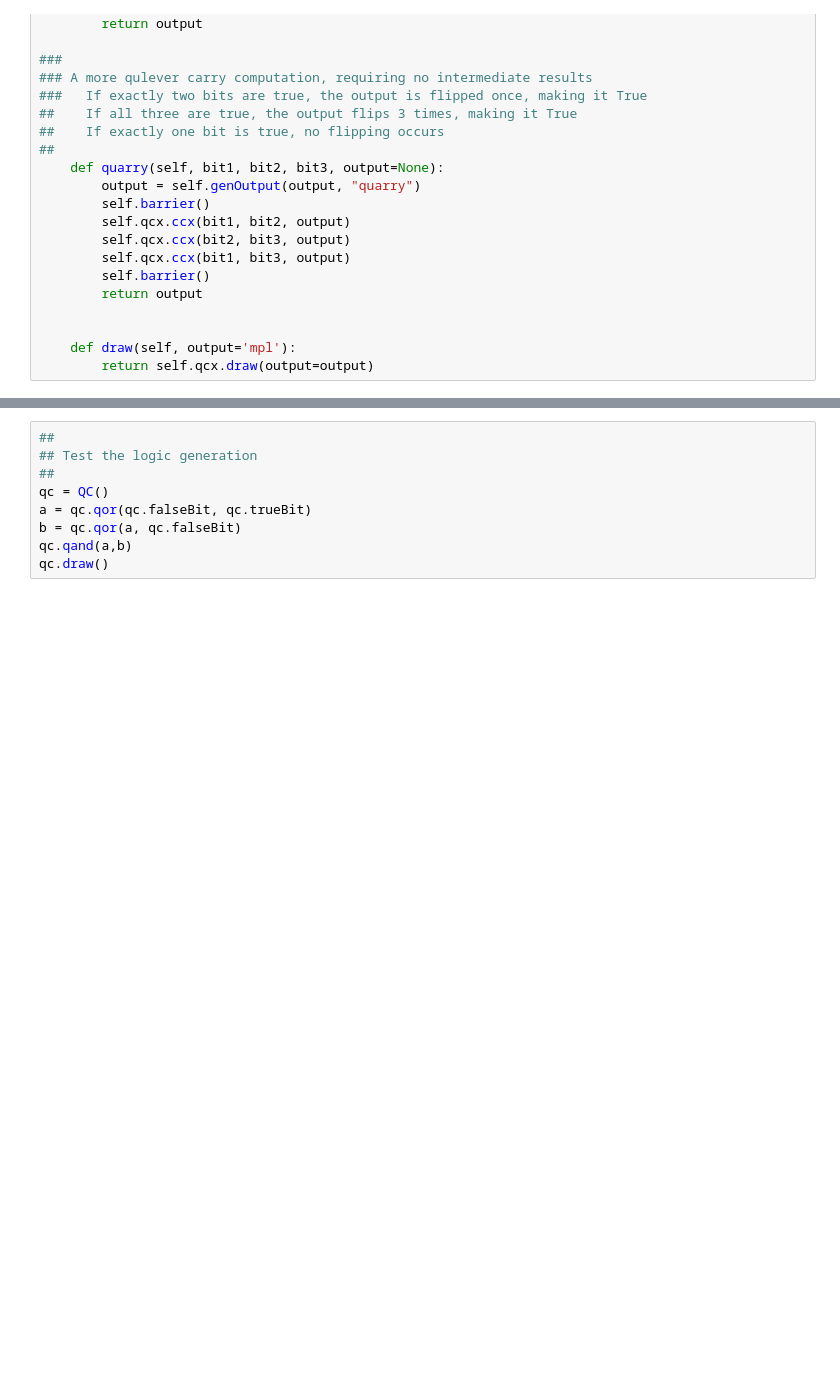
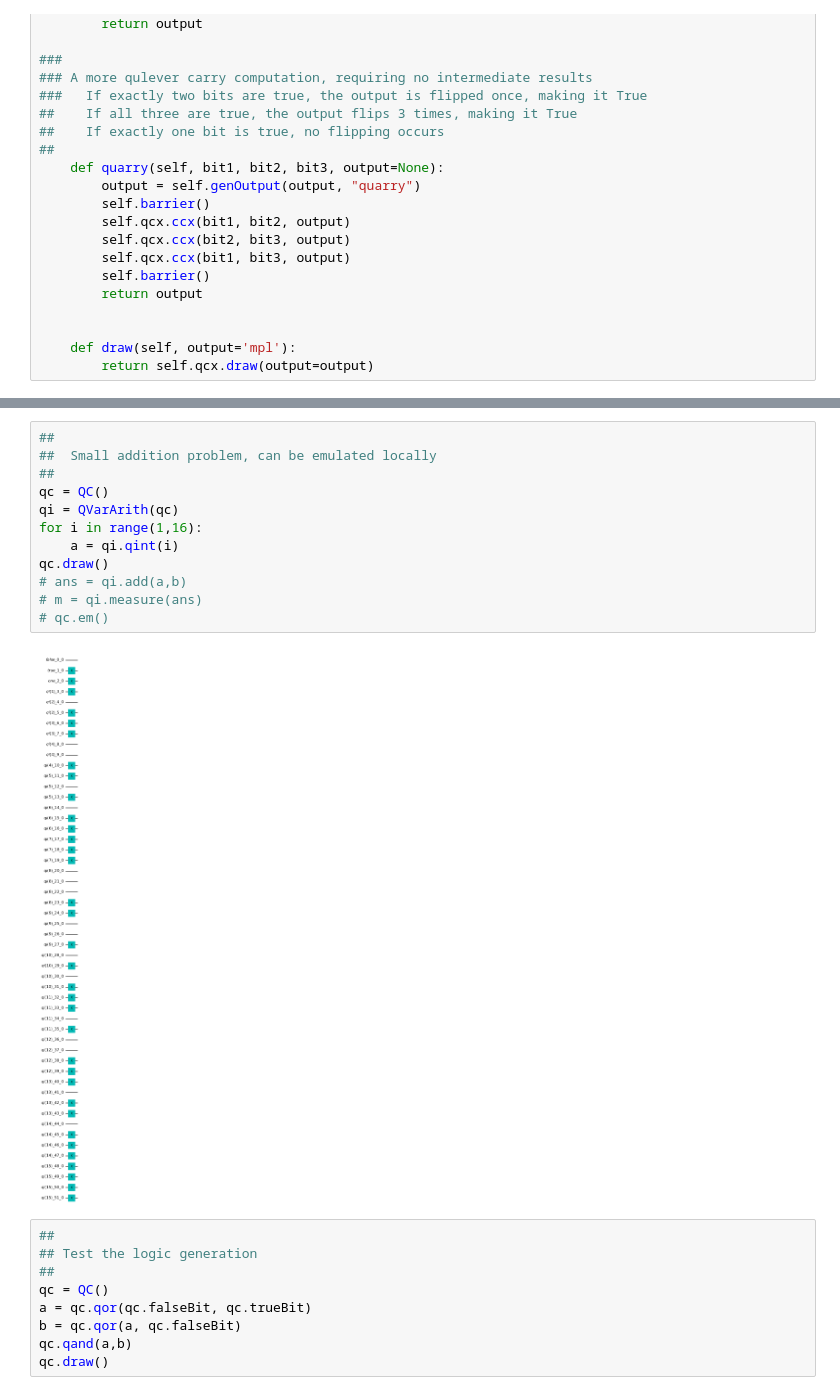
Before and after one commit to ABenoit0226/quantum-place-route, a Jupyter notebook: adder_logic_script.ipynb, the cells around one changed output, grey strips where cells are left out. Drawn from its saved outputs; the diff is of its cells as text; blank space fills up the shorter version.

```diff
--- a/adder_logic_script.ipynb
+++ b/adder_logic_script.ipynb
@@ -279,3 +401,17 @@ class QArith:
+# %%
+##
+##  Small addition problem, can be emulated locally
+##
+qc = QC()
+qi = QVarArith(qc)
+for i in range(1,16):
+    a = qi.qint(i)
+qc.draw()
+# ans = qi.add(a,b)
+# m = qi.measure(ans)
+# qc.em()
+# %% [output]
+[figure, added]
 # %%
 ##
 ## Test the logic generation
```
Also changed, not shown: parts of 5 cells of this notebook.
